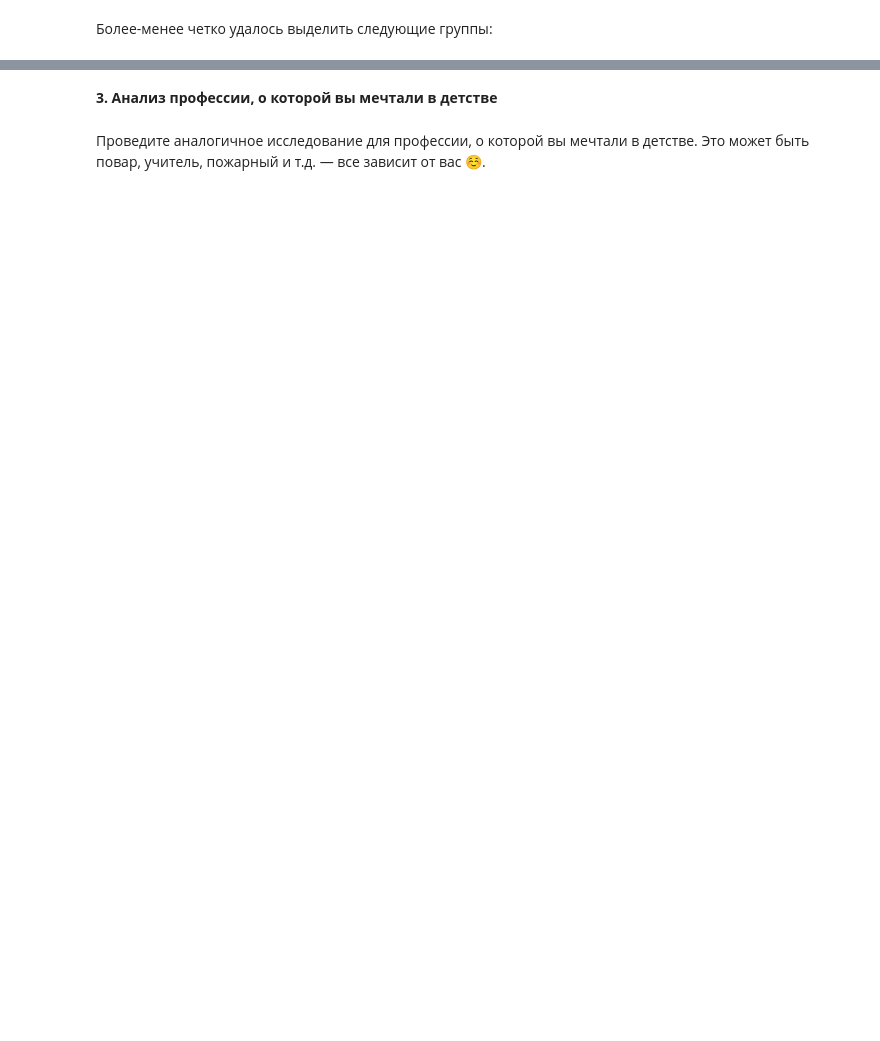
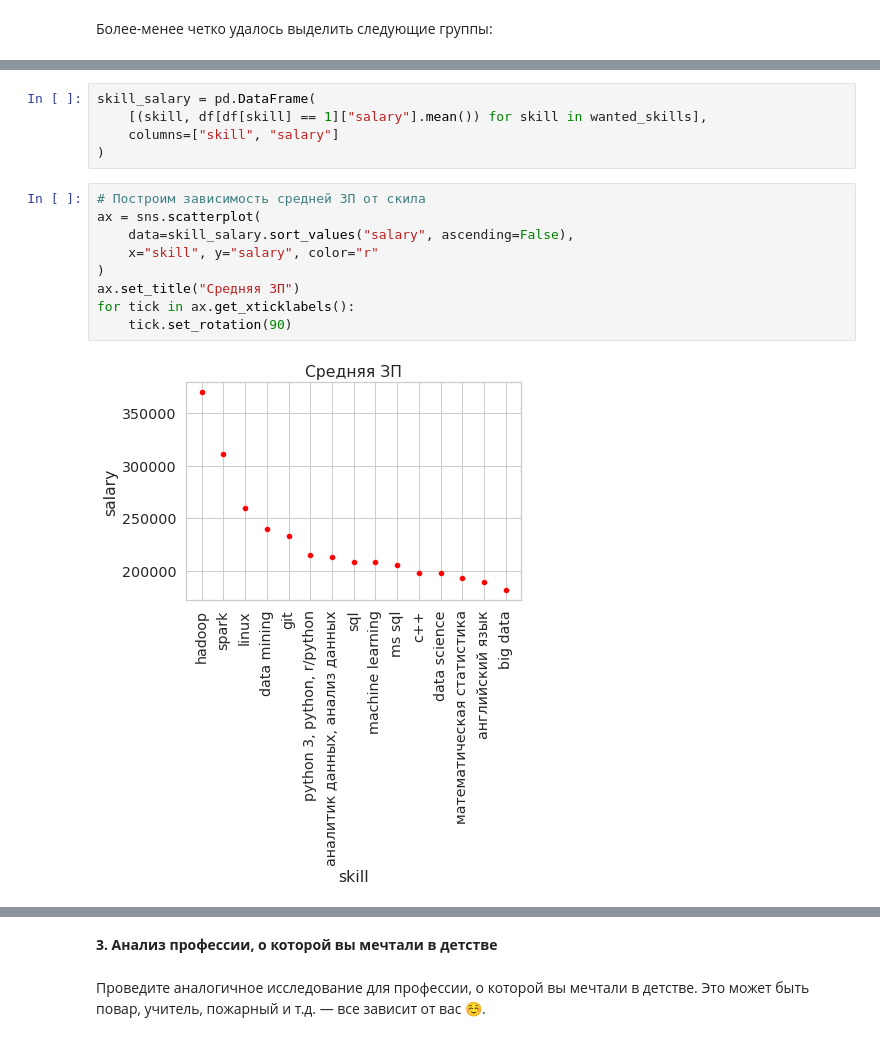
Before and after one commit to InversionSpaces/mipt-stats, a Jupyter notebook: task3.ipynb, the cells around one changed output, grey strips where cells are left out. Drawn from its saved outputs; the diff is of its cells as text; blank space fills up the shorter version.

```diff
--- a/task3.ipynb
+++ b/task3.ipynb
@@ -461,0 +478,16 @@ salary.mean()
+# %%
+skill_salary = pd.DataFrame(
+    [(skill, df[df[skill] == 1]["salary"].mean()) for skill in wanted_skills],
+    columns=["skill", "salary"]
+)
+# %%
+# Построим зависимость средней ЗП от скила
+ax = sns.scatterplot(
+    data=skill_salary.sort_values("salary", ascending=False),
+    x="skill", y="salary", color="r"
+)
+ax.set_title("Средняя ЗП")
+for tick in ax.get_xticklabels():
+    tick.set_rotation(90)
+# %% [output]
+[figure, added]
```
Also changed, not shown: parts of 31 cells of this notebook, 5 other files.
